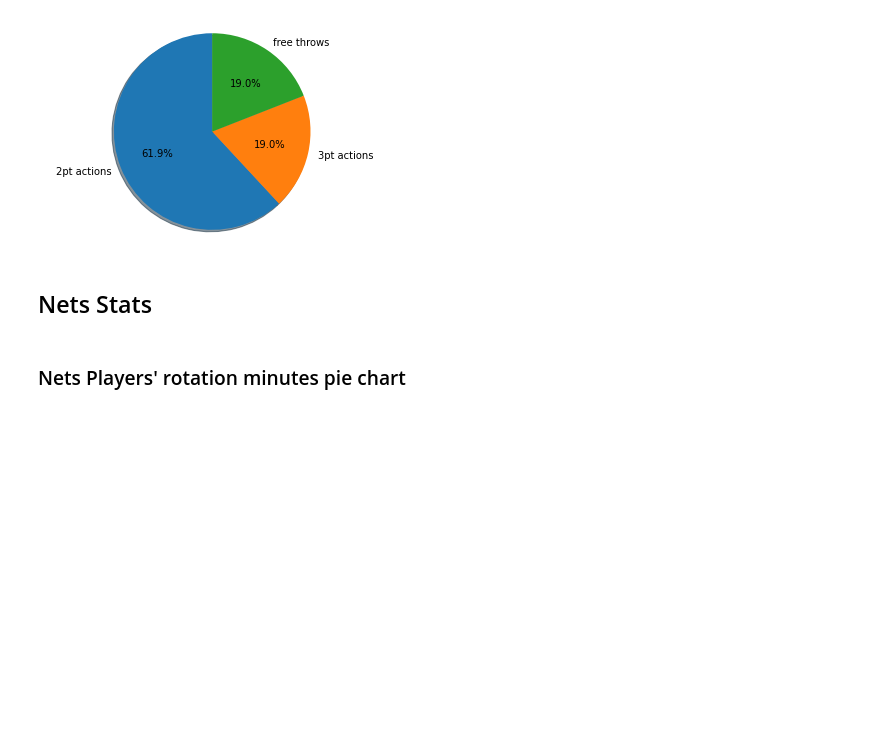
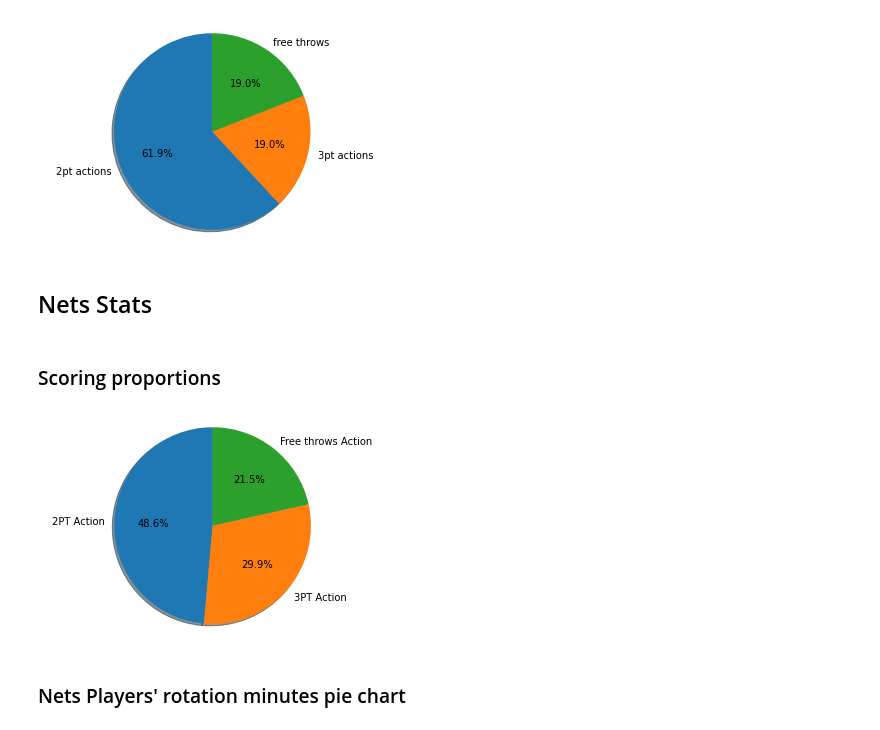
Before and after one commit to mateuszlesko/NBA_data_gain_-_analysis, a Jupyter notebook: analysis/bucks-nets.ipynb, the cells around one changed output. Drawn from its saved outputs; the diff is of its cells as text; code cells hidden in the pictures; blank space fills up the shorter version.

Commit message:
nets scoring proportion

```diff
--- a/analysis/bucks-nets.ipynb
+++ b/analysis/bucks-nets.ipynb
@@ -191,6 +191,24 @@ plt.show()
 # %%
 nets_summary_stats = match_stats["awayTeam"]["statistics"]
 nets_indvidual_stats = match_stats["awayTeam"]["players"]
+# %% [markdown]
+### Scoring proportions
+# %%
+FIELD_GOALS_ATTEMPTS = nets_summary_stats["fieldGoalsAttempted"]
+FREE_THROW_ATTEMPTS = nets_summary_stats["freeThrowsAttempted"]
+SCORE_3PT_ATTEMPTS = nets_summary_stats["threePointersAttempted"]
+SCORE_2PT_ATTEMPTS = FIELD_GOALS_ATTEMPTS-SCORE_3PT_ATTEMPTS
+TOTAL_SCORE_ATTEMPTS = FIELD_GOALS_ATTEMPTS+FREE_THROW_ATTEMPTS
+
+SCORING_STATS = [SCORE_2PT_ATTEMPTS,SCORE_3PT_ATTEMPTS,FREE_THROW_ATTEMPTS]
+SCORING_LABELS= ["2PT Action","3PT Action","Free throws Action"]
+
+fig1, ax1 = plt.subplots()
+ax1.pie(SCORING_STATS,labels=SCORING_LABELS,shadow=True,startangle=90,autopct='%1.1f%%')
+ax1.axis('equal')
+plt.show()
+# %% [output]
+[figure, added]
 # %% [markdown]
 ### Nets Players' rotation minutes pie chart
 # %%
```
Also changed, not shown: parts of 1 cell of this notebook.
